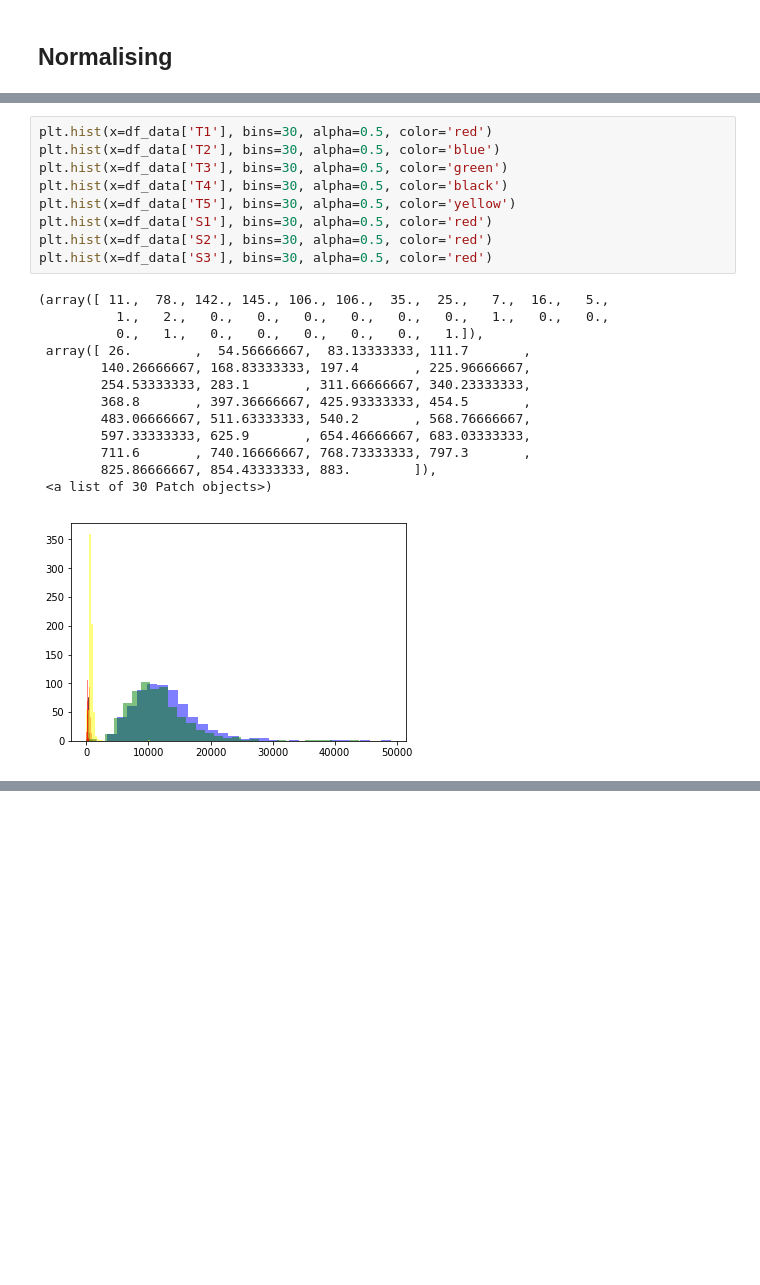
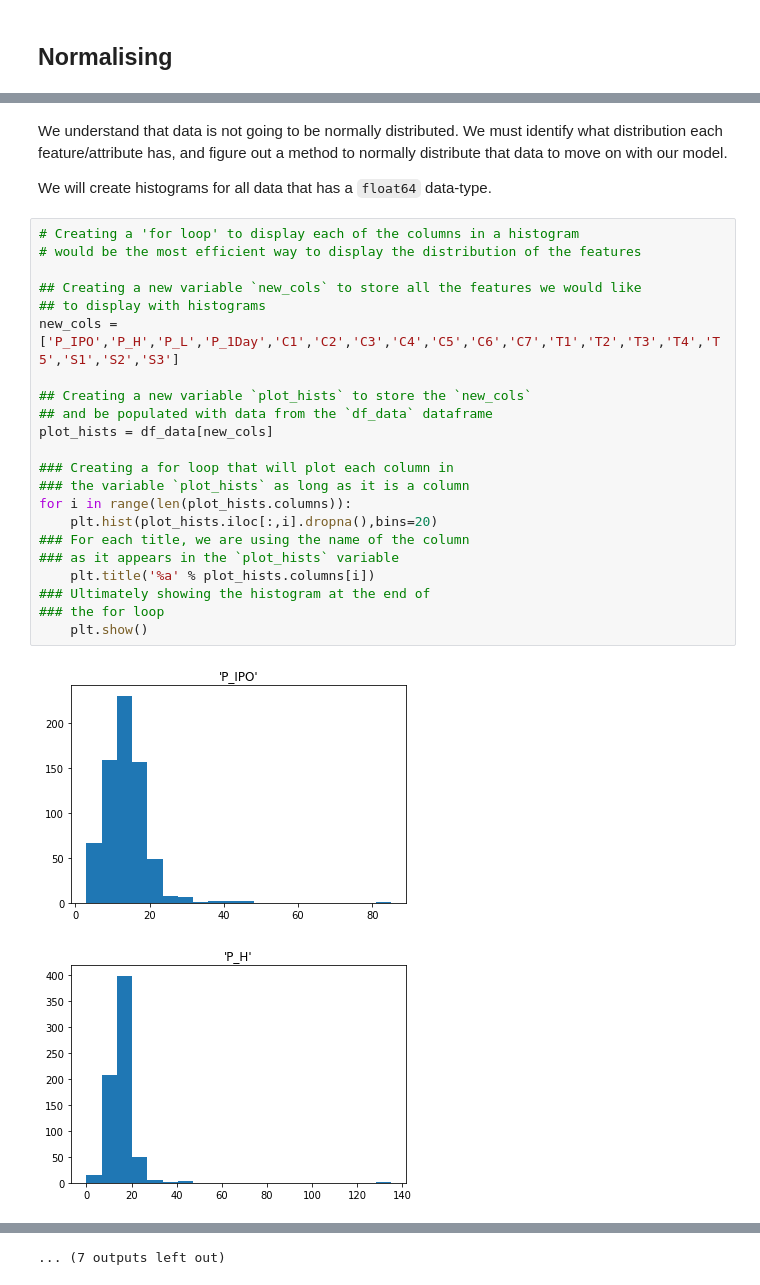
Before and after one commit to BA545-SP2019/2019-competition1-the-dundies, a Jupyter notebook: Our_Code_Good.ipynb, the cells around one changed output, grey strips where cells are left out. Saved outputs shown, nothing was run; the diff lists cells and outputs as text; blank space fills up the shorter version.

Commit message:
Created Histograms using a for loop for each column we would like to display

```diff
--- a/Our_Code_Good.ipynb
+++ b/Our_Code_Good.ipynb
@@ -364,23 +338,29 @@ plt.hist(x=df_data['C7'],bins=30,alpha=0.5,color='blue')
-# %%
-plt.hist(x=df_data['T1'], bins=30, alpha=0.5, color='red')
-plt.hist(x=df_data['T2'], bins=30, alpha=0.5, color='blue')
-plt.hist(x=df_data['T3'], bins=30, alpha=0.5, color='green')
-plt.hist(x=df_data['T4'], bins=30, alpha=0.5, color='black')
-plt.hist(x=df_data['T5'], bins=30, alpha=0.5, color='yellow')
-plt.hist(x=df_data['S1'], bins=30, alpha=0.5, color='red')
-plt.hist(x=df_data['S2'], bins=30, alpha=0.5, color='red')
-plt.hist(x=df_data['S3'], bins=30, alpha=0.5, color='red')
-# %% [output]
-(array([ 11.,  78., 142., 145., 106., 106.,  35.,  25.,   7.,  16.,   5.,
-          1.,   2.,   0.,   0.,   0.,   0.,   0.,   0.,   1.,   0.,   0.,
-          0.,   1.,   0.,   0.,   0.,   0.,   0.,   1.]),
- array([ 26.        ,  54.56666667,  83.13333333, 111.7       ,
-        140.26666667, 168.83333333, 197.4       , 225.96666667,
-        254.53333333, 283.1       , 311.66666667, 340.23333333,
-        368.8       , 397.36666667, 425.93333333, 454.5       ,
-        483.06666667, 511.63333333, 540.2       , 568.76666667,
-        597.33333333, 625.9       , 654.46666667, 683.03333333,
-        711.6       , 740.16666667, 768.73333333, 797.3       ,
-        825.86666667, 854.43333333, 883.        ]),
- <a list of 30 Patch objects>)
-[figure, removed]
+# %% [markdown]
+We understand that data is not going to be normally distributed. We must identify what distribution each feature/attribute has, and figure out a method to normally distribute that data to move on with our model.
+
+We will create histograms for all data that has a `float64` data-type.
+# %%
+# Creating a 'for loop' to display each of the columns in a histogram
+# would be the most efficient way to display the distribution of the features
+
+## Creating a new variable `new_cols` to store all the features we would like
+## to display with histograms
+new_cols = ['P_IPO','P_H','P_L','P_1Day','C1','C2','C3','C4','C5','C6','C7','T1','T2','T3','T4','T5','S1','S2','S3']
+
+## Creating a new variable `plot_hists` to store the `new_cols`
+## and be populated with data from the `df_data` dataframe
+plot_hists = df_data[new_cols]
+
+### Creating a for loop that will plot each column in
+### the variable `plot_hists` as long as it is a column
+for i in range(len(plot_hists.columns)):
+    plt.hist(plot_hists.iloc[:,i].dropna(),bins=20)
+### For each title, we are using the name of the column
+### as it appears in the `plot_hists` variable
+    plt.title('%a' % plot_hists.columns[i])
+### Ultimately showing the histogram at the end of
+### the for loop
+    plt.show()
+# %% [output]
+[figure, added]
+[figure, added]
@@ -386,0 +377 @@ plt.hist(x=df_data['S3'], bins=30, alpha=0.5, color='red')
+... (7 outputs left out)
```
Also changed, not shown: parts of 2 cells of this notebook.
